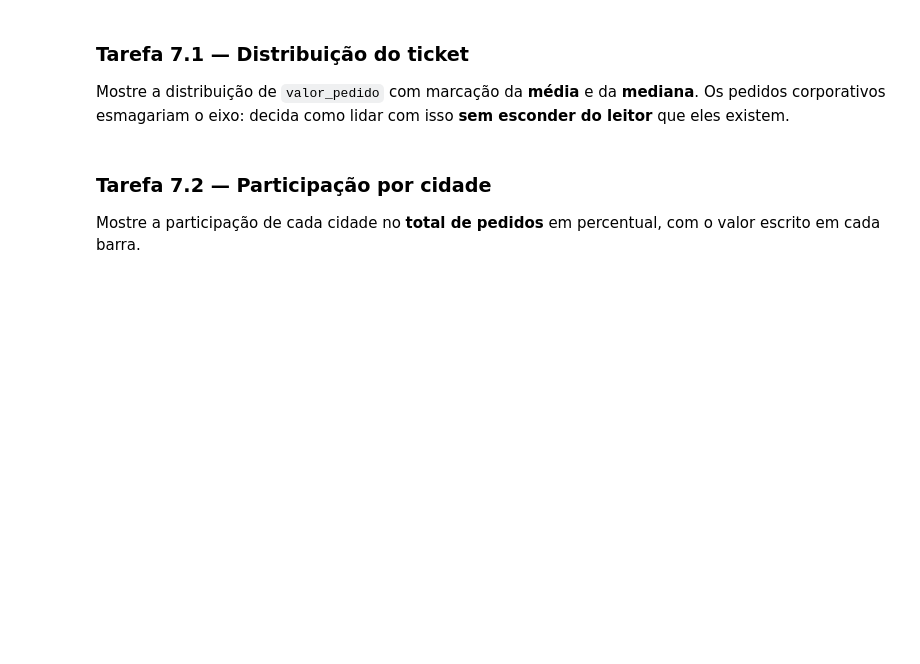
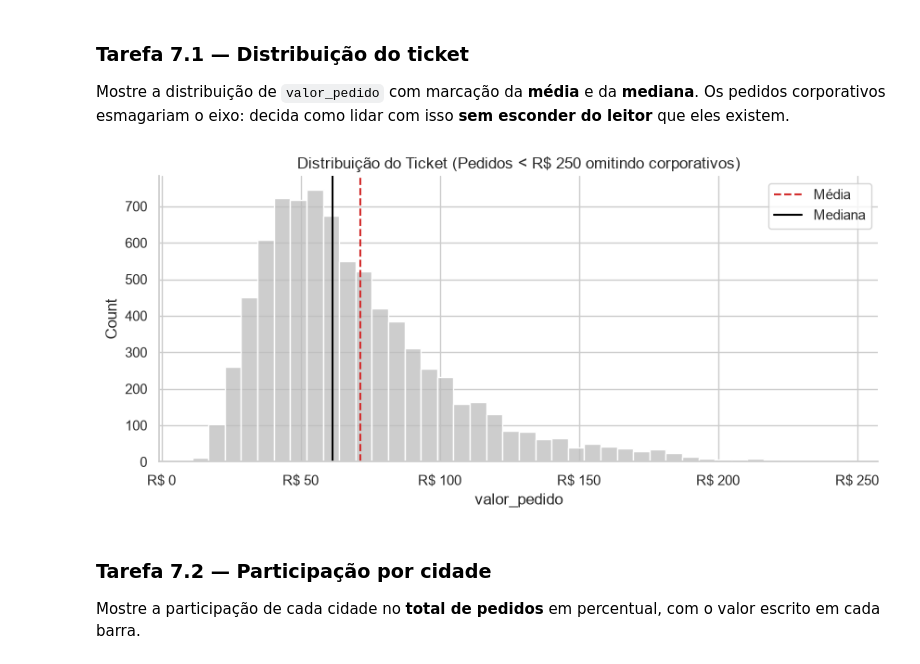
Before and after one commit to eufelipe10/ProjetoFinal_AnaliseExploratoriadeumAppdeDelivery, a Jupyter notebook: projeto_final.ipynb, the cells around one changed output. Cells and saved outputs as stored; diff of their text form; code cells hidden in the pictures; blank space fills up the shorter version.

```diff
--- a/projeto_final.ipynb
+++ b/projeto_final.ipynb
@@ -510,4 +874,15 @@ Tabela por `tipo_cozinha`: pedidos, ticket médio, ticket mediano, faturamento e
 ### Tarefa 6.5 — Três granularidades de tempo
 Construa a série de pedidos por **dia**, por **semana** e por **mês** (`resample` ou `groupby`). Para cada uma, responda: o que ela mostra que as outras escondem? Há algum dia anômalo? Há alguma semana que **não deve** ser comparada com as outras?
 # %%
-# Sua solução aqui
+diario = df.groupby("data").size()
+print("--- Pedidos Diários ---")
+print(diario, "\n")
+
+df["semana"] = df["data_hora"].dt.to_period("W")
+semanal = df.groupby("semana").size()
+print("--- Pedidos Semanais ---")
+print(semanal, "\n")
+
+mensal = df.groupby("mes").size()
+print("--- Pedidos Mensais ---")
+print(mensal)
@@ -538,4 +1004,15 @@ A coluna `chuva` é a mesma para todos os pedidos de uma cidade num dia. (a) Cal
 ### Tarefa 6.9 — Crescimento
 O volume cresceu ao longo de 2024? Quantifique de **duas formas**: (a) média de pedidos por dia no 1º e no 4º trimestre; (b) a inclinação de uma reta ajustada à série diária (`np.polyfit`), expressa como crescimento % de janeiro a dezembro. Exclua da reta o dia anômalo 14/08.
 # %%
-# Sua solução aqui
+# A
+pedidos_mes = df.groupby("mes").size()
+media_t1 = pedidos_mes[pedidos_mes.index <= 3].mean()
+media_t4 = pedidos_mes[pedidos_mes.index >= 10].mean()
+print(f"Média T1: {media_t1:.1f}, Média T4: {media_t4:.1f}")
+
+# B
+diario_limpo = diario.drop(pd.to_datetime("2024-08-14").date(), errors="ignore")
+x = np.arange(len(diario_limpo))
+y = diario_limpo.values
+incl, inter = np.polyfit(x, y, 1)
+print(f"Inclinação da reta: {incl:.2f} pedidos/dia")
@@ -552,12 +1032,23 @@ Requisitos para **todos** os gráficos desta etapa: título-conclusão; rótulos
 ### Tarefa 7.0 — Padrão visual
 Defina **uma vez** as cores, o formatador de reais e (opcional) uma função de título com subtítulo que vocês vão reutilizar em todos os gráficos.
 # %%
-# Sua solução aqui
+CORES = {"Principal": "#d32f2f", "Secundária": "#bdbdbd"}
+fmt_reais = mticker.FuncFormatter(lambda x, pos: f'R$ {x:,.0f}')
 # %% [markdown]
 ### Tarefa 7.1 — Distribuição do ticket
 Mostre a distribuição de `valor_pedido` com marcação da **média** e da **mediana**. Os pedidos corporativos esmagariam o eixo: decida como lidar com isso **sem esconder do leitor** que eles existem.
 # %%
-# Sua solução aqui
+plt.figure(figsize=(10, 4))
+ax = sns.histplot(df[df["valor_pedido"] < 250]["valor_pedido"], bins=40, color=CORES["Secundária"])
+plt.axvline(df["valor_pedido"].mean(), color=CORES["Principal"], linestyle="--", label="Média")
+plt.axvline(df["valor_pedido"].median(), color="black", label="Mediana")
+ax.xaxis.set_major_formatter(fmt_reais)
+plt.title("Distribuição do Ticket (Pedidos < R$ 250 omitindo corporativos)")
+plt.legend()
+sns.despine()
+plt.show()
+# %% [output]
+[figure, added]
 # %% [markdown]
 ### Tarefa 7.2 — Participação por cidade
 Mostre a participação de cada cidade no **total de pedidos** em percentual, com o valor escrito em cada barra.
```
Also changed, not shown: parts of 77 cells of this notebook, 1 other file.
